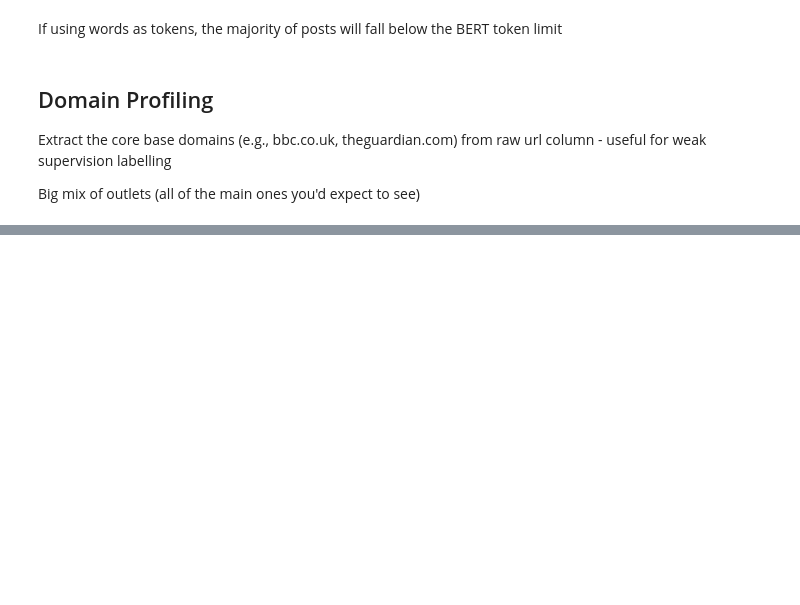
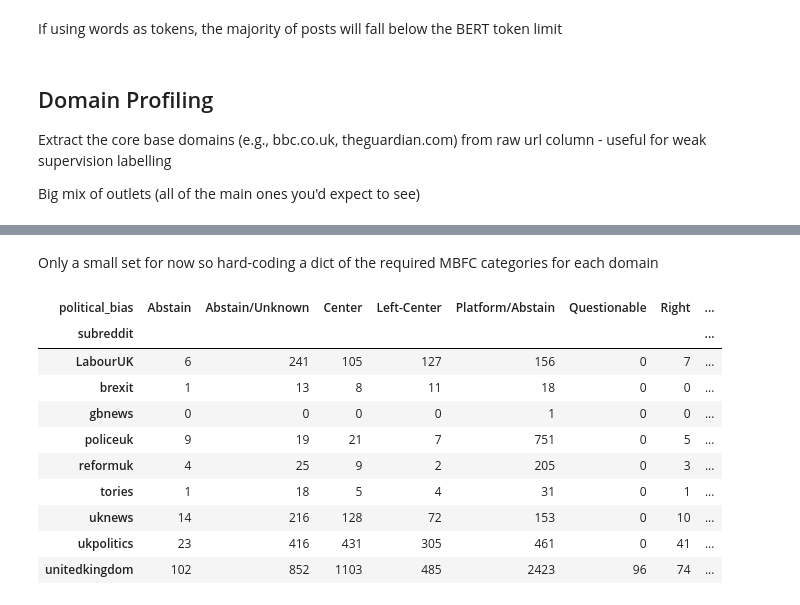
Before and after one commit to katechamberlain1/reddit-misinfo-virality, a Jupyter notebook: notebooks/01_sandbox_EDA.ipynb, the cells around one changed output, grey strips where cells are left out. Drawn from its saved outputs; the diff is of its cells as text; code cells hidden in the pictures; blank space fills up the shorter version.

Commit message:
political leaning EDA on august 2024 data

```diff
--- a/notebooks/01_sandbox_EDA.ipynb
+++ b/notebooks/01_sandbox_EDA.ipynb
@@ -5,5 +7,5 @@ import seaborn as sns
 # %%
-sandbox_df = pd.read_csv('../data/processed/august_2024_uk_sandbox.csv')
+sandbox_df = pd.read_csv('../data/raw/august_2024_uk_subreddits.csv')
 # %%
 sandbox_df.head()
 # %% [output]
@@ -221,4 +223,6 @@ Extract the core base domains (e.g., bbc.co.uk, theguardian.com) from raw url co
 
 Big mix of outlets (all of the main ones you'd expect to see)
 # %%
-core_domains = sandbox_df.loc[:, 'url'].str.split('//').str[1].str.split('/').str[0]
+# use urlparse to get domains out of urls
+sandbox_df['domains'] = sandbox_df['url'].fillna('').astype(str).apply(lambda x: urlparse(x).netloc).str.replace('www.', '')
+sandbox_df
@@ -240,0 +294,2 @@ Name: count, Length: 604, dtype: int64
+# %% [markdown]
+Only a small set for now so hard-coding a dict of the required MBFC categories for each domain
@@ -240,0 +336,20 @@ Name: count, Length: 604, dtype: int64
+# %%
+# Add columns with MBFC ratings
+sandbox_df['political_bias'] = sandbox_df['domains'].apply(lambda x: mbfc_mapping.get(x, {}).get('bias', 'Abstain/Unknown'))
+sandbox_df['reporting_quality'] = sandbox_df['domains'].apply(lambda x: mbfc_mapping.get(x, {}).get('reporting', 'Abstain/Unknown'))
+sandbox_df['credibility'] = sandbox_df['domains'].apply(lambda x: mbfc_mapping.get(x, {}).get('credibility', 'Abstain/Unknown'))
+
+# Crosstab subreddits with political bias
+pd.crosstab(sandbox_df['subreddit'], sandbox_df['political_bias'])
+# %% [output]
+| political_bias | Abstain | Abstain/Unknown | Center | Left-Center | Platform/Abstain | Questionable | Right | ... |
+| subreddit |  |  |  |  |  |  |  | ... |
+| LabourUK | 6 | 241 | 105 | 127 | 156 | 0 | 7 | ... |
+| brexit | 1 | 13 | 8 | 11 | 18 | 0 | 0 | ... |
+| gbnews | 0 | 0 | 0 | 0 | 1 | 0 | 0 | ... |
+| policeuk | 9 | 19 | 21 | 7 | 751 | 0 | 5 | ... |
+| reformuk | 4 | 25 | 9 | 2 | 205 | 0 | 3 | ... |
+| tories | 1 | 18 | 5 | 4 | 31 | 0 | 1 | ... |
+| uknews | 14 | 216 | 128 | 72 | 153 | 0 | 10 | ... |
+| ukpolitics | 23 | 416 | 431 | 305 | 461 | 0 | 41 | ... |
+| unitedkingdom | 102 | 852 | 1103 | 485 | 2423 | 96 | 74 | ... |
```
Also changed, not shown: parts of 11 cells of this notebook.
